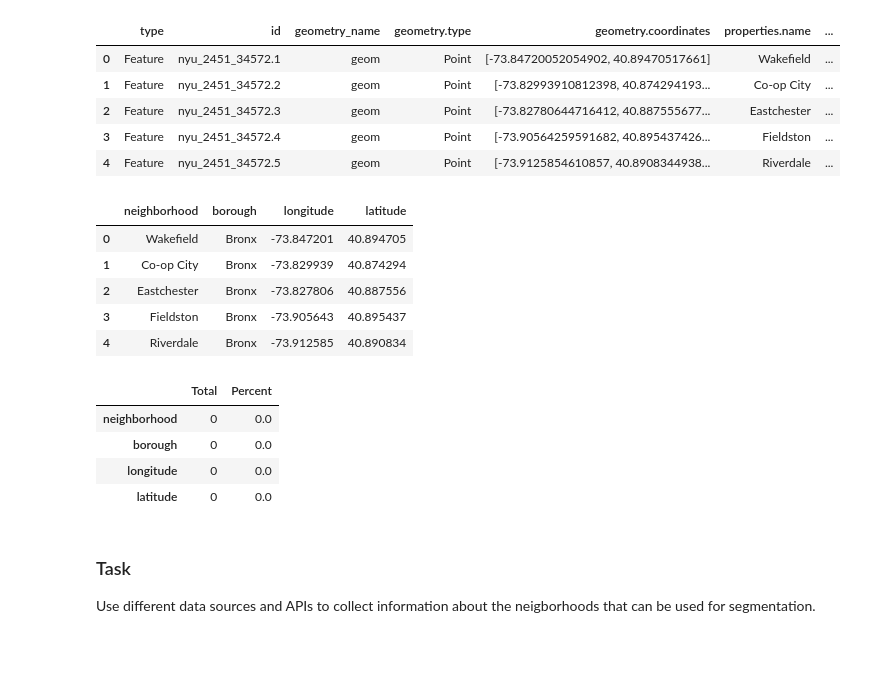
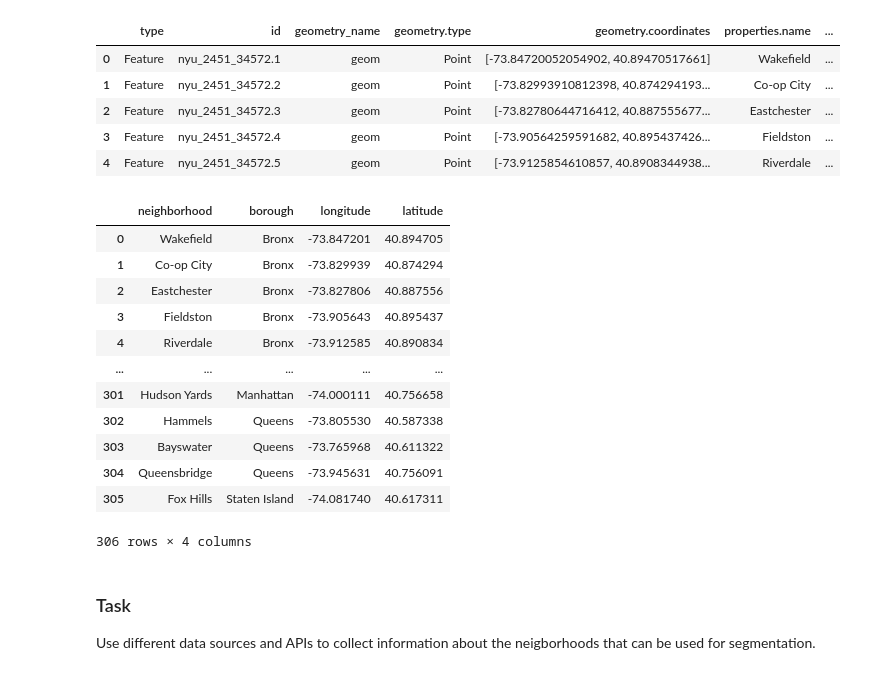
Before and after one commit to ktamkee/NYC_midterm_project, a Jupyter notebook: data/data_preparation.ipynb, the cells around one changed output. Saved outputs shown, nothing was run; the diff lists cells and outputs as text; code cells hidden in the pictures; blank space fills up the shorter version.

```diff
--- a/data/data_preparation.ipynb
+++ b/data/data_preparation.ipynb
@@ -43,27 +43,22 @@ df['latitude'] = latitude
 # %%
 # Tidy Data
 nyc_df = df[['properties.name', 'properties.borough', 'longitude', 'latitude']]
 nyc_df.columns = ['neighborhood', 'borough', 'longitude', 'latitude']
-nyc_df.head()
+nyc_df
 # %% [output]
 |  | neighborhood | borough | longitude | latitude |
 | 0 | Wakefield | Bronx | -73.847201 | 40.894705 |
 | 1 | Co-op City | Bronx | -73.829939 | 40.874294 |
 | 2 | Eastchester | Bronx | -73.827806 | 40.887556 |
 | 3 | Fieldston | Bronx | -73.905643 | 40.895437 |
 | 4 | Riverdale | Bronx | -73.912585 | 40.890834 |
+| ... | ... | ... | ... | ... |
+| 301 | Hudson Yards | Manhattan | -74.000111 | 40.756658 |
+| 302 | Hammels | Queens | -73.805530 | 40.587338 |
+| 303 | Bayswater | Queens | -73.765968 | 40.611322 |
+| 304 | Queensbridge | Queens | -73.945631 | 40.756091 |
+| 305 | Fox Hills | Staten Island | -74.081740 | 40.617311 |
+306 rows × 4 columns
-# %%
-# Check for missing data
-total = nyc_df.isnull().sum().sort_values(ascending=False)
-percent = (nyc_df.isnull().sum()/nyc_df.isnull().count()).sort_values(ascending=False)
-missing_data = pd.concat([total, percent], axis=1, keys=['Total', 'Percent'])
-missing_data.head()
-# %% [output]
-|  | Total | Percent |
-| neighborhood | 0 | 0.0 |
-| borough | 0 | 0.0 |
-| longitude | 0 | 0.0 |
-| latitude | 0 | 0.0 |
 # %% [markdown]
 ### Task
 Use different data sources and APIs to collect information about the neigborhoods that can be used for segmentation.
```
Also changed, not shown: 1 other file.
